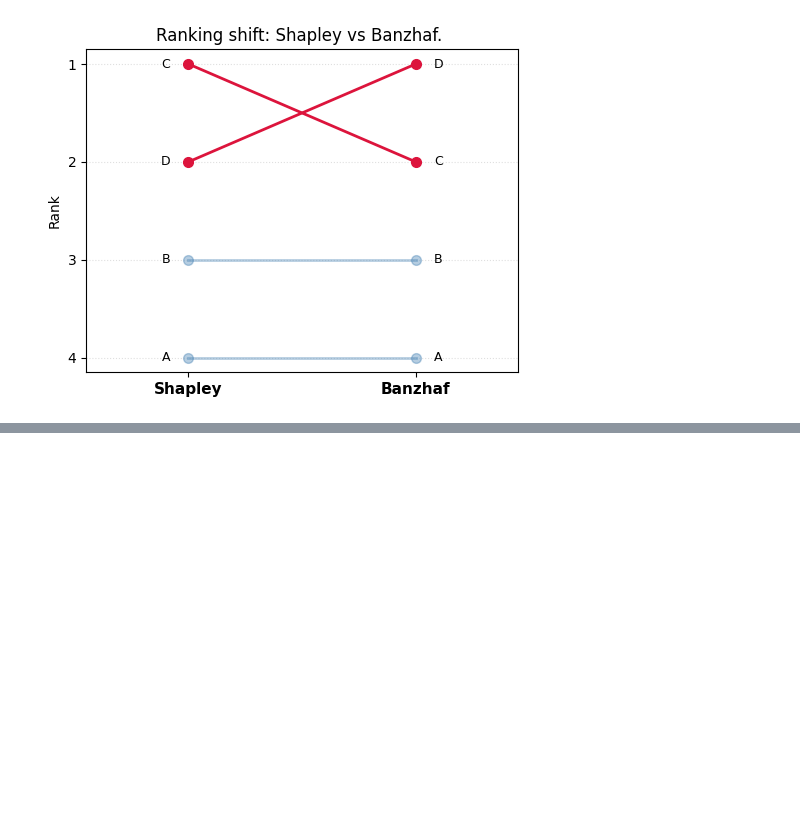
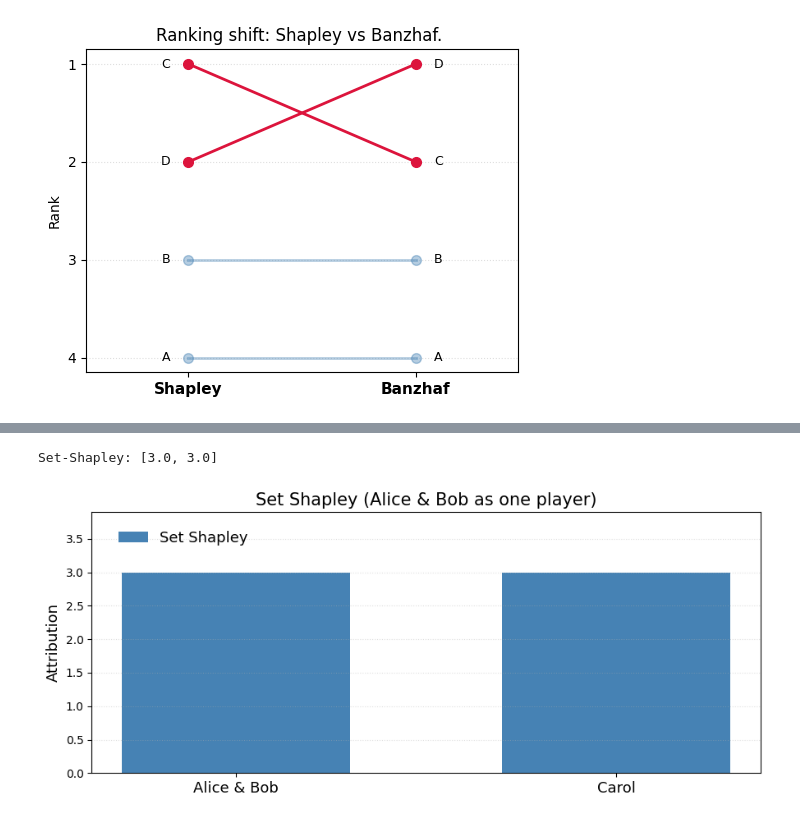
Before and after one commit to filipnaudot/powerXAI, a Jupyter notebook: examples/atomic-player-examples.ipynb, the cells around one changed output, grey strips where cells are left out. Drawn from its saved outputs; the diff is of its cells as text; code cells hidden in the pictures; blank space fills up the shorter version.

```diff
--- a/examples/atomic-player-examples.ipynb
+++ b/examples/atomic-player-examples.ipynb
@@ -82,0 +116,28 @@ rank_chart(PLAYERS, shapley_rank_by_player, banzhaf_rank_by_player, "Shapley", "
+# %%
+def player_3_valuable_set(_players, coalition_indices):
+      coalition = frozenset(coalition_indices)
+      if not coalition: return 0.0
+      if coalition == frozenset({0}): return 1.0
+      if coalition == frozenset({1}): return 1.0
+      if coalition == frozenset({0, 1}): return 6.0
+      raise ValueError(f"Unexpected coalition: {sorted(coalition)}")
+
+SET_PLAYERS = [["Alice", "Bob"], ["Carol"]]
+set_shapley = np.array([shapley_value(i, SET_PLAYERS, player_3_valuable_set) for i in range(len(SET_PLAYERS))])
+
+x, w = np.arange(2), 0.6
+fig, ax = plt.subplots(figsize=(9, 4))
+ax.bar(x, set_shapley, w, label="Set Shapley", color="steelblue")
+ax.set_xticks(x)
+ax.set_xticklabels([f"{' & '.join(p)}" for p in SET_PLAYERS], fontsize=13)
+ax.set_ylabel("Attribution", fontsize=13)
+ax.set_title("Set Shapley (Alice & Bob as one player)", fontsize=15)
+ax.grid(axis="y", linestyle=":", alpha=0.4)
+ax.set_ylim(0, max(set_shapley) * 1.30)
+ax.legend(frameon=False, loc="upper left", bbox_to_anchor=(0.02, 0.98), fontsize=13)
+plt.tight_layout()
+
+print("Set-Shapley:", np.round(set_shapley, 3).tolist())
+# %% [output]
+Set-Shapley: [3.0, 3.0]
+[figure, added]
```
Also changed, not shown: parts of 1 cell of this notebook.
